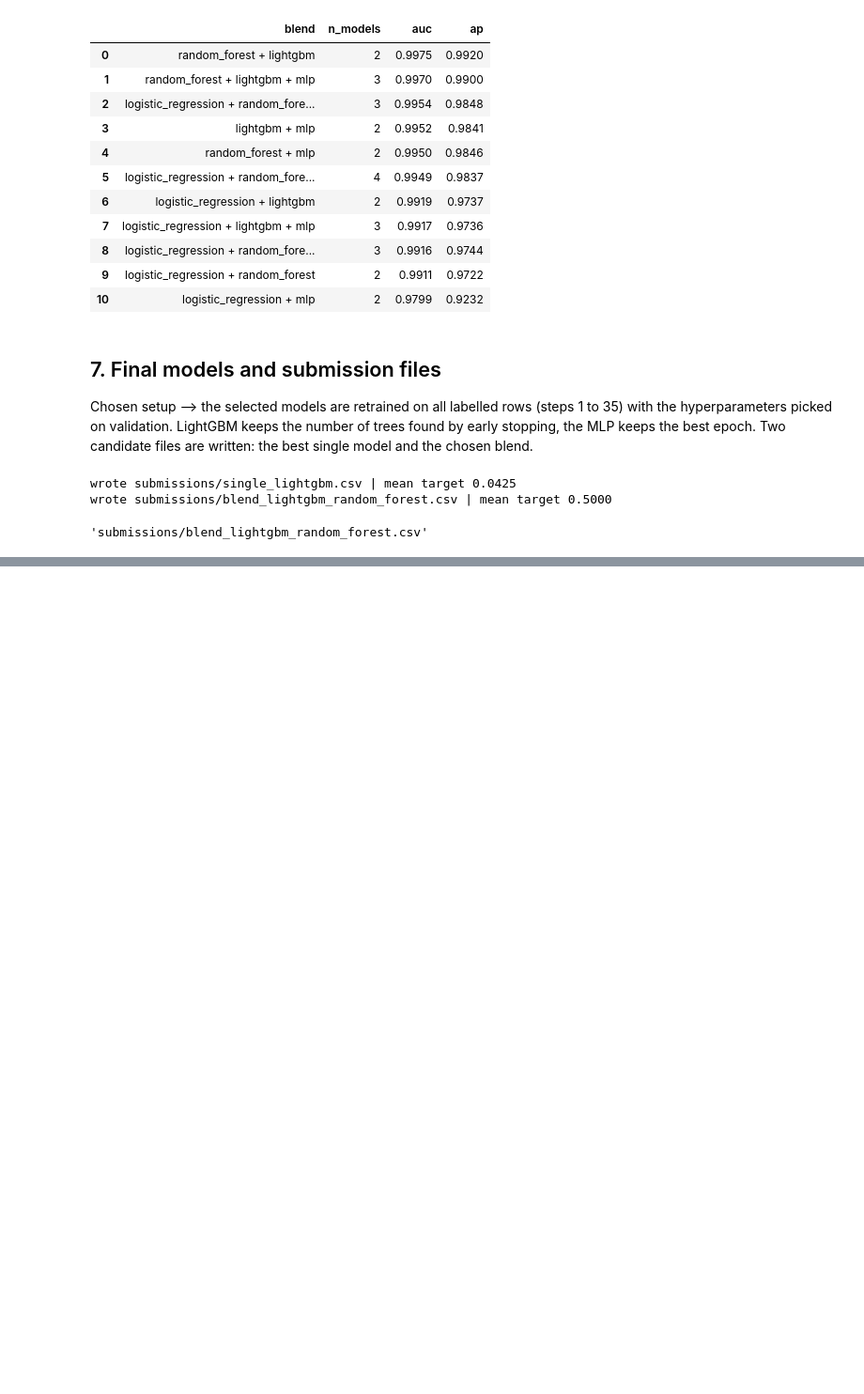
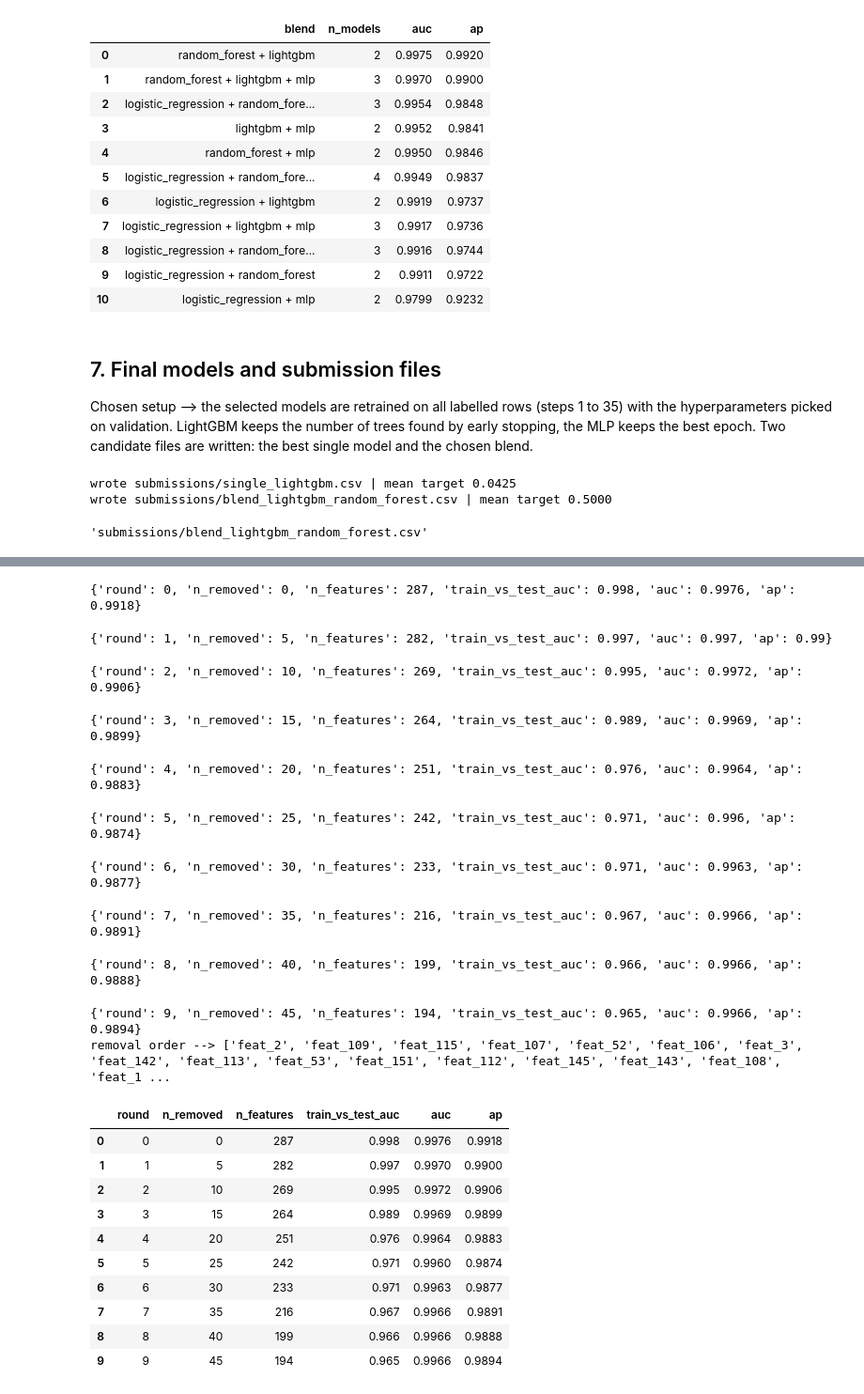
Before and after one commit to ykwong2002/bt4012-kaggle-competition, a Jupyter notebook: e1155727.ipynb, the cells around one changed output, grey strips where cells are left out. Shown at 94% size. Drawn from its saved outputs; the diff is of its cells as text; code cells hidden in the pictures; blank space fills up the shorter version.

```diff
--- a/e1155727.ipynb
+++ b/e1155727.ipynb
@@ -1025,0 +1082,58 @@ wrote submissions/blend_lightgbm_random_forest.csv | mean target 0.5000
+# %%
+def without(features, drop):
+    # drop the raw features and any neighbour aggregate that was built from them
+    return [f for f in features if f not in drop and not any(f.endswith('_' + d) for d in drop)]
+
+def fit_lgb_valid(features, params):
+    m = lgb.LGBMClassifier(n_estimators=3000, random_state=SEED, verbose=-1, n_jobs=-1, **params)
+    m.fit(tr_df[features].values, y_tr, eval_set=[(va_df[features].values, y_va)], eval_metric='auc',
+          callbacks=[lgb.early_stopping(100, verbose=False)])
+    return m, m.predict_proba(va_df[features].values)[:, 1]
+
+leaves, lr_, spw = best_lgb_key
+best_params = dict(learning_rate=lr_, num_leaves=leaves, scale_pos_weight=spw, subsample=0.8, subsample_freq=1, colsample_bytree=0.8)
+
+removal_rows = []
+removed_order = []
+current_raw = list(kept_features)
+imp = adv_imp
+for r in range(0, 10):
+    if r > 0:
+        drop = imp.head(5).index.tolist()
+        removed_order += drop
+        current_raw = [f for f in current_raw if f not in drop]
+        adv_auc_r, imp = adversarial_check(current_raw)
+    else:
+        adv_auc_r = adv_auc
+    feats_r = without(tree_features, removed_order)
+    _, prob_r = fit_lgb_valid(feats_r, best_params)
+    removal_rows.append({'round': r, 'n_removed': len(removed_order), 'n_features': len(feats_r),
+                         'train_vs_test_auc': round(adv_auc_r, 3), **performance_assessment(y_va, prob_r)})
+    print(removal_rows[-1])
+removal_df = pd.DataFrame(removal_rows)
+removal_df.to_csv(os.path.join(OUT_DIR, 'drift_removal.csv'), index=False)
+print('removal order -->', removed_order)
+removal_df
+# %% [output]
+{'round': 0, 'n_removed': 0, 'n_features': 287, 'train_vs_test_auc': 0.998, 'auc': 0.9976, 'ap': 0.9918}
+{'round': 1, 'n_removed': 5, 'n_features': 282, 'train_vs_test_auc': 0.997, 'auc': 0.997, 'ap': 0.99}
+{'round': 2, 'n_removed': 10, 'n_features': 269, 'train_vs_test_auc': 0.995, 'auc': 0.9972, 'ap': 0.9906}
+{'round': 3, 'n_removed': 15, 'n_features': 264, 'train_vs_test_auc': 0.989, 'auc': 0.9969, 'ap': 0.9899}
+{'round': 4, 'n_removed': 20, 'n_features': 251, 'train_vs_test_auc': 0.976, 'auc': 0.9964, 'ap': 0.9883}
+{'round': 5, 'n_removed': 25, 'n_features': 242, 'train_vs_test_auc': 0.971, 'auc': 0.996, 'ap': 0.9874}
+{'round': 6, 'n_removed': 30, 'n_features': 233, 'train_vs_test_auc': 0.971, 'auc': 0.9963, 'ap': 0.9877}
+{'round': 7, 'n_removed': 35, 'n_features': 216, 'train_vs_test_auc': 0.967, 'auc': 0.9966, 'ap': 0.9891}
+{'round': 8, 'n_removed': 40, 'n_features': 199, 'train_vs_test_auc': 0.966, 'auc': 0.9966, 'ap': 0.9888}
+{'round': 9, 'n_removed': 45, 'n_features': 194, 'train_vs_test_auc': 0.965, 'auc': 0.9966, 'ap': 0.9894}
+removal order --> ['feat_2', 'feat_109', 'feat_115', 'feat_107', 'feat_52', 'feat_106', 'feat_3', 'feat_142', 'feat_113', 'feat_53', 'feat_151', 'feat_112', 'feat_145', 'feat_143', 'feat_108', 'feat_1 ...
+|  | round | n_removed | n_features | train_vs_test_auc | auc | ap |
+| 0 | 0 | 0 | 287 | 0.998 | 0.9976 | 0.9918 |
+| 1 | 1 | 5 | 282 | 0.997 | 0.9970 | 0.9900 |
+| 2 | 2 | 10 | 269 | 0.995 | 0.9972 | 0.9906 |
+| 3 | 3 | 15 | 264 | 0.989 | 0.9969 | 0.9899 |
+| 4 | 4 | 20 | 251 | 0.976 | 0.9964 | 0.9883 |
+| 5 | 5 | 25 | 242 | 0.971 | 0.9960 | 0.9874 |
+| 6 | 6 | 30 | 233 | 0.971 | 0.9963 | 0.9877 |
+| 7 | 7 | 35 | 216 | 0.967 | 0.9966 | 0.9891 |
+| 8 | 8 | 40 | 199 | 0.966 | 0.9966 | 0.9888 |
+| 9 | 9 | 45 | 194 | 0.965 | 0.9966 | 0.9894 |
```
Also changed, not shown: parts of 11 cells of this notebook, 1 other file.
